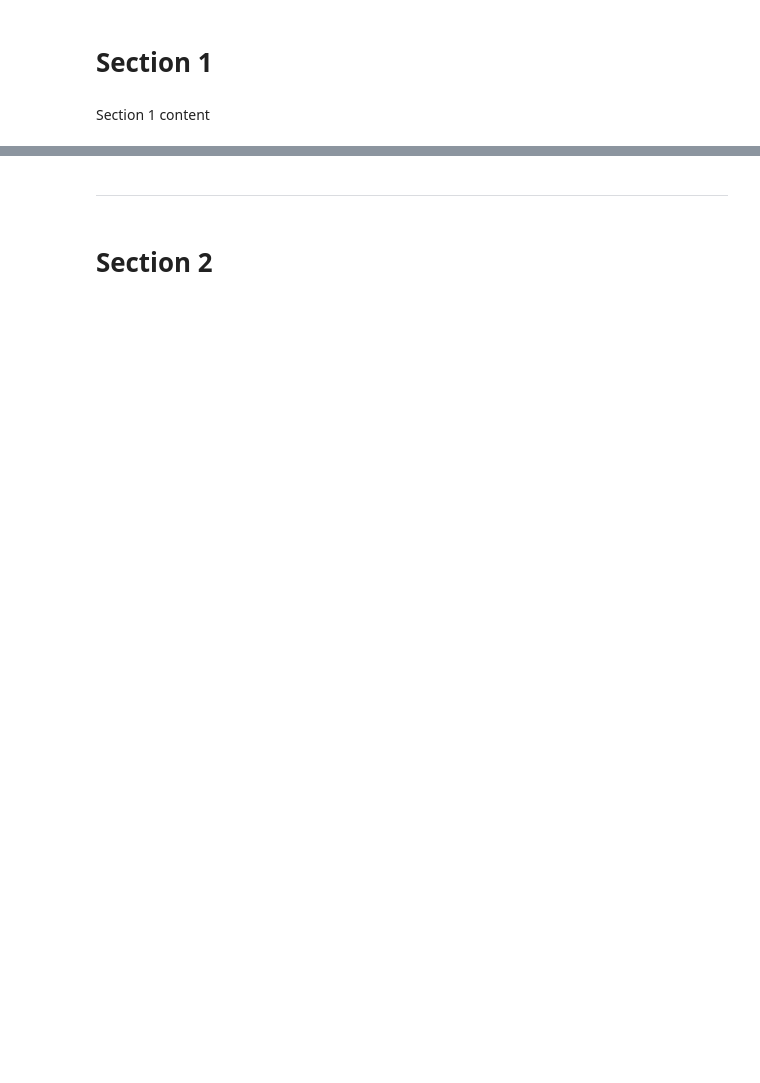
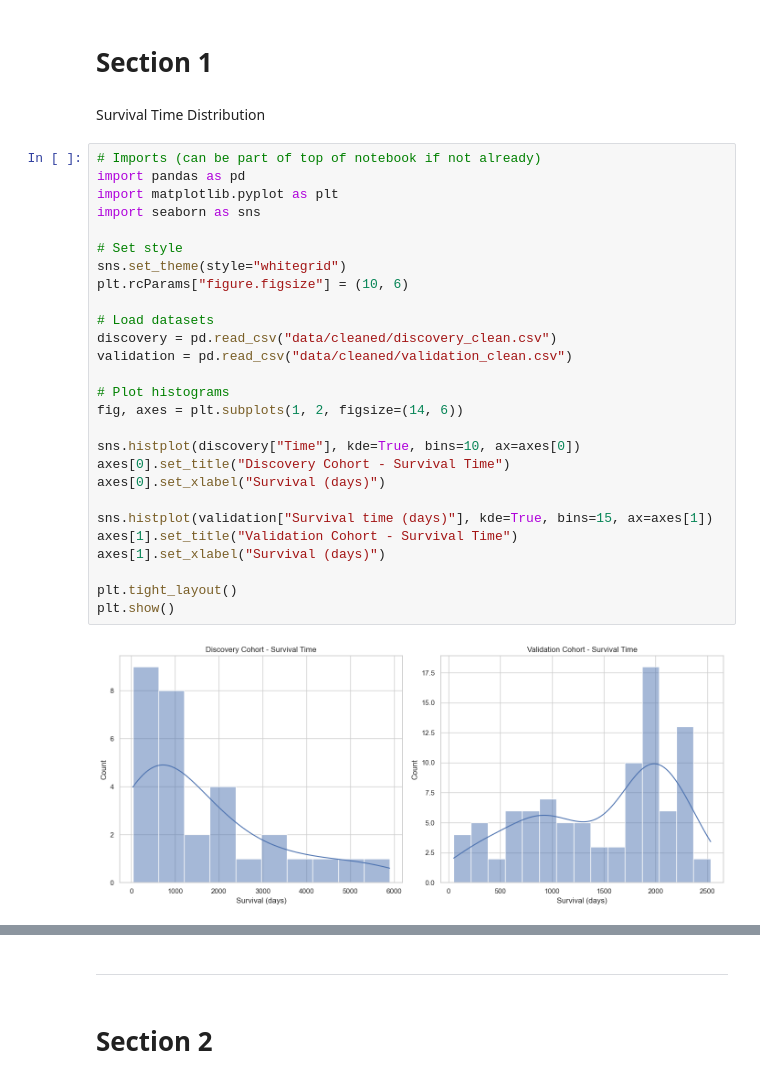
Before and after one commit to Petal-DA/clinical-survival-analysis, a Jupyter notebook: jupyter_notebooks/2_exploratory_analysis.ipynb, the cells around one changed output, grey strips where cells are left out. Saved outputs shown, nothing was run; the diff lists cells and outputs as text; blank space fills up the shorter version.

Commit message:
add notebook 2 - exploratory analysis for survival time and KRAS mutation

```diff
--- a/jupyter_notebooks/2_exploratory_analysis.ipynb
+++ b/jupyter_notebooks/2_exploratory_analysis.ipynb
@@ -44,4 +54,33 @@ current_dir
 # %% [markdown]
 # Section 1
-# %% [markdown]
-Section 1 content
+# %% [markdown]
+Survival Time Distribution
+# %%
+# Imports (can be part of top of notebook if not already)
+import pandas as pd
+import matplotlib.pyplot as plt
+import seaborn as sns
+
+# Set style
+sns.set_theme(style="whitegrid")
+plt.rcParams["figure.figsize"] = (10, 6)
+
+# Load datasets
+discovery = pd.read_csv("data/cleaned/discovery_clean.csv")
+validation = pd.read_csv("data/cleaned/validation_clean.csv")
+
+# Plot histograms
+fig, axes = plt.subplots(1, 2, figsize=(14, 6))
+
+sns.histplot(discovery["Time"], kde=True, bins=10, ax=axes[0])
+axes[0].set_title("Discovery Cohort - Survival Time")
+axes[0].set_xlabel("Survival (days)")
+
+sns.histplot(validation["Survival time (days)"], kde=True, bins=15, ax=axes[1])
+axes[1].set_title("Validation Cohort - Survival Time")
+axes[1].set_xlabel("Survival (days)")
+
+plt.tight_layout()
+plt.show()
+# %% [output]
+[figure, added]
```
Also changed, not shown: parts of 32 cells of this notebook, 1 other file.
